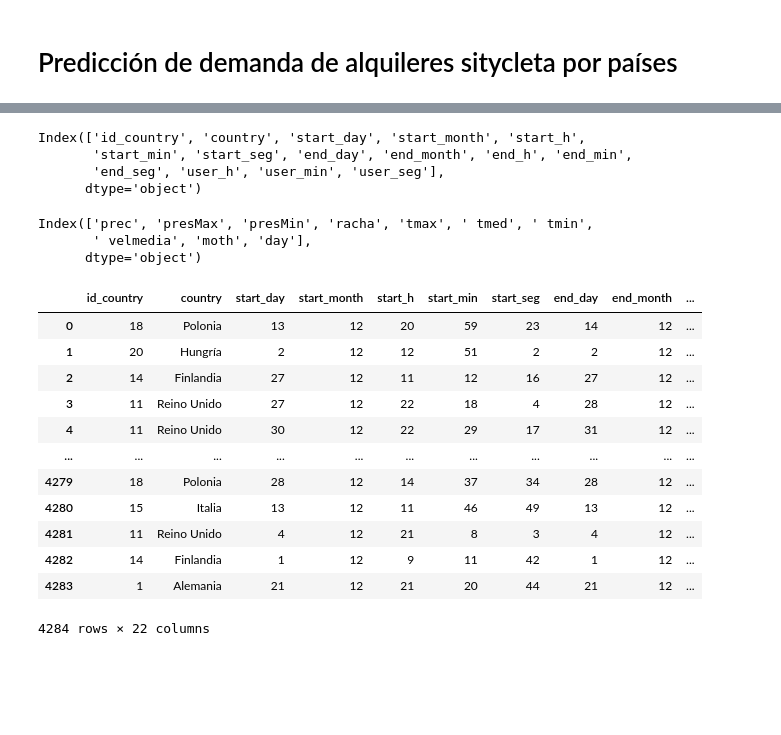
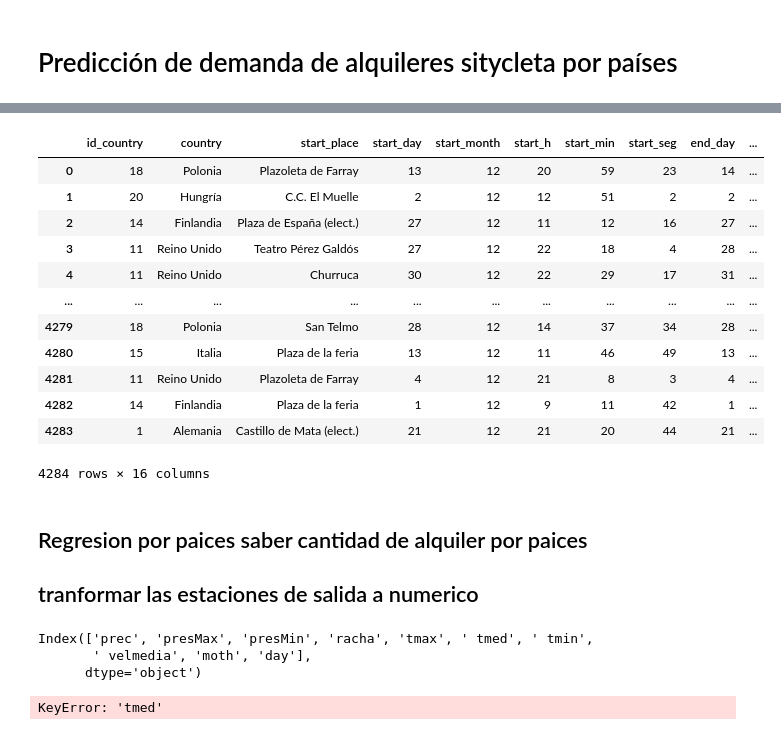
Before and after one commit to pablopuch/sagulpa_final, a Jupyter notebook: sagulpa.ipynb, the cells around one changed output, grey strips where cells are left out. Cells and saved outputs as stored; diff of their text form; code cells hidden in the pictures; blank space fills up the shorter version.

```diff
--- a/sagulpa.ipynb
+++ b/sagulpa.ipynb
@@ -8,17 +46,18 @@ import seaborn as sns
 # %%
-df = pd.read_csv('data/salgulpa_df.csv', sep=';')
-df[['user_h', 'user_min', 'user_seg']] = df['user_time'].str.split(':', expand=True)
-df_sagulpa = df.drop('user_time', axis=1)
-df_sagulpa.columns
+df_sagulpa[['user_h', 'user_min', 'user_seg']] = df_sagulpa['user_time'].str.split(':', expand=True)
+df = df.drop('user_time', axis=1)
+df
 # %% [output]
+|  | id_country | country | start_place | start_day | start_month | start_h | start_min | start_seg | end_day | ... |
+| 0 | 18 | Polonia | Plazoleta de Farray | 13 | 12 | 20 | 59 | 23 | 14 | ... |
+| 1 | 20 | Hungría | C.C. El Muelle | 2 | 12 | 12 | 51 | 2 | 2 | ... |
+| 2 | 14 | Finlandia | Plaza de España (elect.) | 27 | 12 | 11 | 12 | 16 | 27 | ... |
+| 3 | 11 | Reino Unido | Teatro Pérez Galdós | 27 | 12 | 22 | 18 | 4 | 28 | ... |
+| 4 | 11 | Reino Unido | Churruca | 30 | 12 | 22 | 29 | 17 | 31 | ... |
+| ... | ... | ... | ... | ... | ... | ... | ... | ... | ... | ... |
+| 4279 | 18 | Polonia | San Telmo | 28 | 12 | 14 | 37 | 34 | 28 | ... |
+| 4280 | 15 | Italia | Plaza de la feria | 13 | 12 | 11 | 46 | 49 | 13 | ... |
+| 4281 | 11 | Reino Unido | Plazoleta de Farray | 4 | 12 | 21 | 8 | 3 | 4 | ... |
+| 4282 | 14 | Finlandia | Plaza de la feria | 1 | 12 | 9 | 11 | 42 | 1 | ... |
+| 4283 | 1 | Alemania | Castillo de Mata (elect.) | 21 | 12 | 21 | 20 | 44 | 21 | ... |
-Index(['id_country', 'country', 'start_day', 'start_month', 'start_h',
-       'start_min', 'start_seg', 'end_day', 'end_month', 'end_h', 'end_min',
-       'end_seg', 'user_h', 'user_min', 'user_seg'],
-      dtype='object')
+4284 rows × 16 columns
-# %%
-df_clima = pd.read_csv('data/time_df.csv', sep=';')
-df_clima.columns
-# %% [output]
-Index(['prec', 'presMax', 'presMin', 'racha', 'tmax', ' tmed', ' tmin',
-       ' velmedia', 'moth', 'day'],
-      dtype='object')
@@ -27,6 +64,15 @@ df = df_clima.rename(columns={' tmed': 'tmed', ' tmin': 'tmin', ' velmedia': 've
+# %% [markdown]
+## Regresion por paices saber cantidad de alquiler por paices
+## tranformar las estaciones de salida a numerico
+# %%
+df_clima.columns
+# %% [output]
+Index(['prec', 'presMax', 'presMin', 'racha', 'tmax', ' tmed', ' tmin',
+       ' velmedia', 'moth', 'day'],
+      dtype='object')
 # %%
 for index, row in df_sagulpa.iterrows():
-    match = df[(df['day'] == row['start_day'])]
+    match = df_clima[(df_clima['day'] == row['start_day'])]
     if not match.empty:
         df_sagulpa.loc[index, 'prec'] = match.iloc[0]['prec']
         df_sagulpa.loc[index, 'presMax'] = match.iloc[0]['presMax']
@@ -36,18 +82,6 @@ for index, row in df_sagulpa.iterrows():
         df_sagulpa.loc[index, 'tmin'] = match.iloc[0]['tmin']
         df_sagulpa.loc[index, 'velmedia'] = match.iloc[0]['velmedia']
 # %% [output]
-|  | id_country | country | start_day | start_month | start_h | start_min | start_seg | end_day | end_month | ... |
-| 0 | 18 | Polonia | 13 | 12 | 20 | 59 | 23 | 14 | 12 | ... |
-| 1 | 20 | Hungría | 2 | 12 | 12 | 51 | 2 | 2 | 12 | ... |
-| 2 | 14 | Finlandia | 27 | 12 | 11 | 12 | 16 | 27 | 12 | ... |
-| 3 | 11 | Reino Unido | 27 | 12 | 22 | 18 | 4 | 28 | 12 | ... |
-| 4 | 11 | Reino Unido | 30 | 12 | 22 | 29 | 17 | 31 | 12 | ... |
-| ... | ... | ... | ... | ... | ... | ... | ... | ... | ... | ... |
-| 4279 | 18 | Polonia | 28 | 12 | 14 | 37 | 34 | 28 | 12 | ... |
-| 4280 | 15 | Italia | 13 | 12 | 11 | 46 | 49 | 13 | 12 | ... |
-| 4281 | 11 | Reino Unido | 4 | 12 | 21 | 8 | 3 | 4 | 12 | ... |
-| 4282 | 14 | Finlandia | 1 | 12 | 9 | 11 | 42 | 1 | 12 | ... |
-| 4283 | 1 | Alemania | 21 | 12 | 21 | 20 | 44 | 21 | 12 | ... |
-4284 rows × 22 columns
+KeyError: 'tmed'
 # %%
 df_sagulpa.to_csv('sagulpa.csv', index=False)
```
Also changed, not shown: parts of 3 cells of this notebook, 7 other files.
